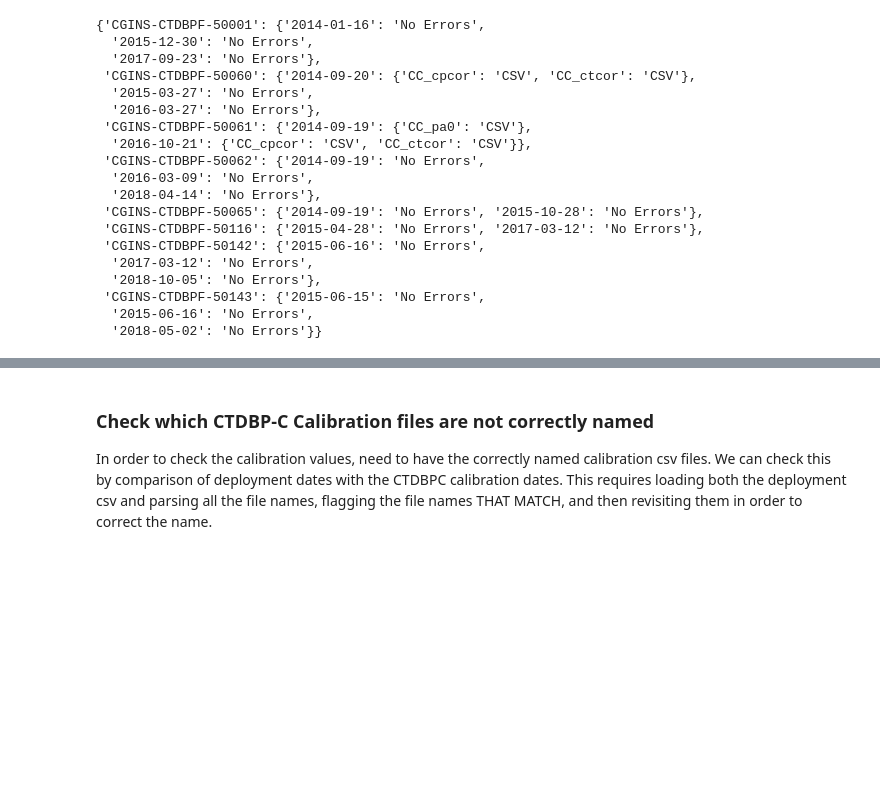
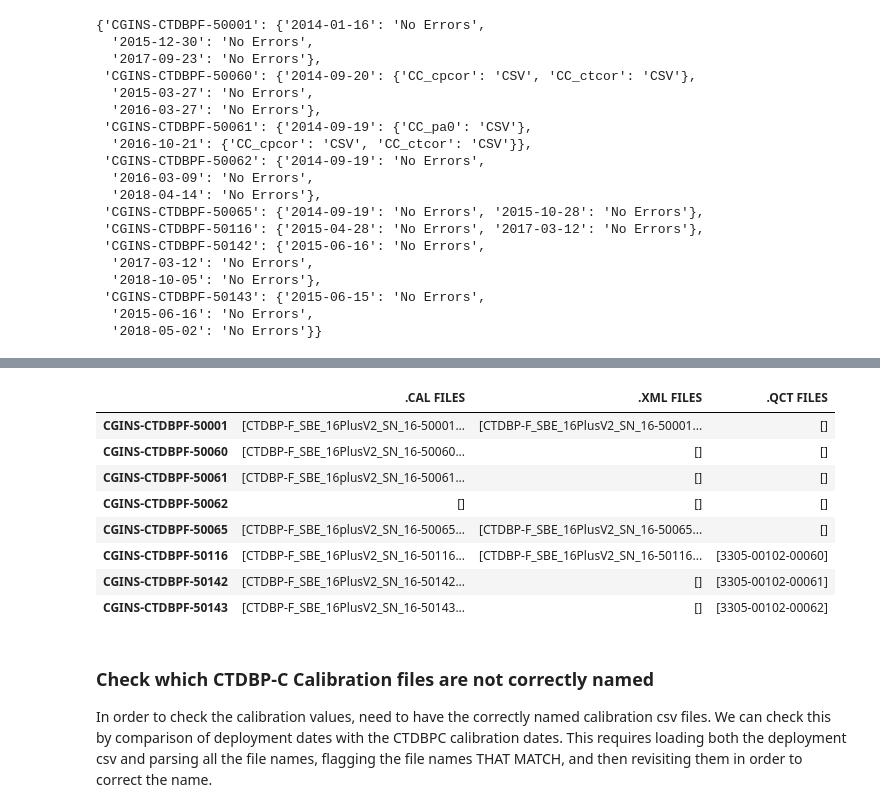
Before and after one commit to cooleyky/QAQC_Sandbox, a Jupyter notebook: Metadata_Review/Metadata_Review.ipynb, the cells around one changed output, grey strips where cells are left out. Cells and saved outputs as stored; diff of their text form; code cells hidden in the pictures; blank space fills up the shorter version.

Commit message:
Added in the capability to generate lists of missing files when doing the calibration comparisons.

```diff
--- a/Metadata_Review/Metadata_Review.ipynb
+++ b/Metadata_Review/Metadata_Review.ipynb
@@ -762,13 +762,15 @@ def load_xml_coeffs(files,filepath, coefficient_name_map, o2_coefficients_map):
     return cal_coeffs, missing
 # %%
 xml = {}
+xml_missing = {}
 filepath = '../../../../Documents/Project_Files/Records/Instrument_Records/CTDBP/'
 for uid,files in vendor_files.items():
-    xml_coeffs, xml_missing = load_xml_coeffs(files,filepath,coefficient_name_map,o2_coefficients_map)
+    xml_coeffs, missing = load_xml_coeffs(files,filepath,coefficient_name_map,o2_coefficients_map)
     xml_df = pd.DataFrame.from_dict({i: xml_coeffs[i] for i in xml_coeffs.keys()}, orient='index')
     xml_df.drop(columns=[None],axis=1,inplace=True)
     xml_df.index = pd.to_datetime(xml_df.index)
     xml.update({uid:xml_df})
+    xml_missing.update({uid:missing})
 # %% [output]
 No vendor documents of type '.xmlcon' found for file CTDBP-F_SBE_16PlusV2_SN_16-50001_Calibration_Files.zip.
 No vendor documents of type '.xmlcon' found for file CTDBP-F_SBE_16PlusV2_SN_16-50065_Calibration_Files_2015-12-08.zip.
@@ -1218,0 +1271,6 @@ df2.to_csv('CTDBPF_Errors.csv')
+# %%
+# Generate a dataframe of the missing files
+df_missing = pd.DataFrame(index=uids)
+# %%
+df_missing['.CAL FILES'] = cal_missing.values()
+df_missing
@@ -1218,0 +1287,3 @@ df2.to_csv('CTDBPF_Errors.csv')
+# %%
+df_missing['.XML FILES'] = xml_missing.values()
+df_missing
@@ -1218,0 +1300,13 @@ df2.to_csv('CTDBPF_Errors.csv')
+# %%
+df_missing['.QCT FILES'] = qct_missing.values()
+df_missing
+# %% [output]
+|  | .CAL FILES | .XML FILES | .QCT FILES |
+| CGINS-CTDBPF-50001 | [CTDBP-F_SBE_16PlusV2_SN_16-50001... | [CTDBP-F_SBE_16PlusV2_SN_16-50001... | [] |
+| CGINS-CTDBPF-50060 | [CTDBP-F_SBE_16PlusV2_SN_16-50060... | [] | [] |
+| CGINS-CTDBPF-50061 | [CTDBP-F_SBE_16plusV2_SN_16-50061... | [] | [] |
+| CGINS-CTDBPF-50062 | [] | [] | [] |
+| CGINS-CTDBPF-50065 | [CTDBP-F_SBE_16plusV2_SN_16-50065... | [CTDBP-F_SBE_16PlusV2_SN_16-50065... | [] |
+| CGINS-CTDBPF-50116 | [CTDBP-F_SBE_16PlusV2_SN_16-50116... | [CTDBP-F_SBE_16PlusV2_SN_16-50116... | [3305-00102-00060] |
+| CGINS-CTDBPF-50142 | [CTDBP-F_SBE_16PlusV2_SN_16-50142... | [] | [3305-00102-00061] |
+| CGINS-CTDBPF-50143 | [CTDBP-F_SBE_16PlusV2_SN_16-50143... | [] | [3305-00102-00062] |
```
Also changed, not shown: parts of 7 cells of this notebook, 1 other file.
